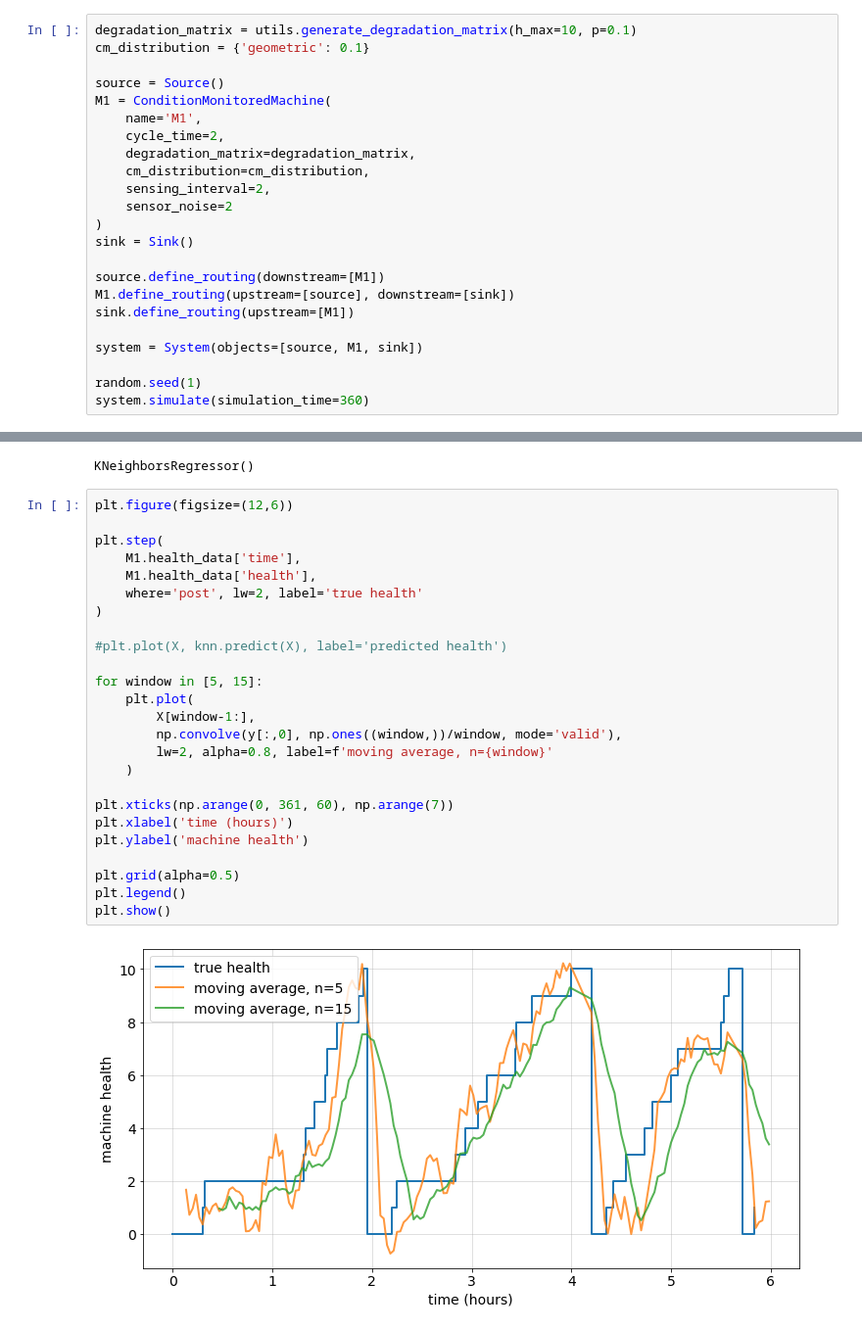
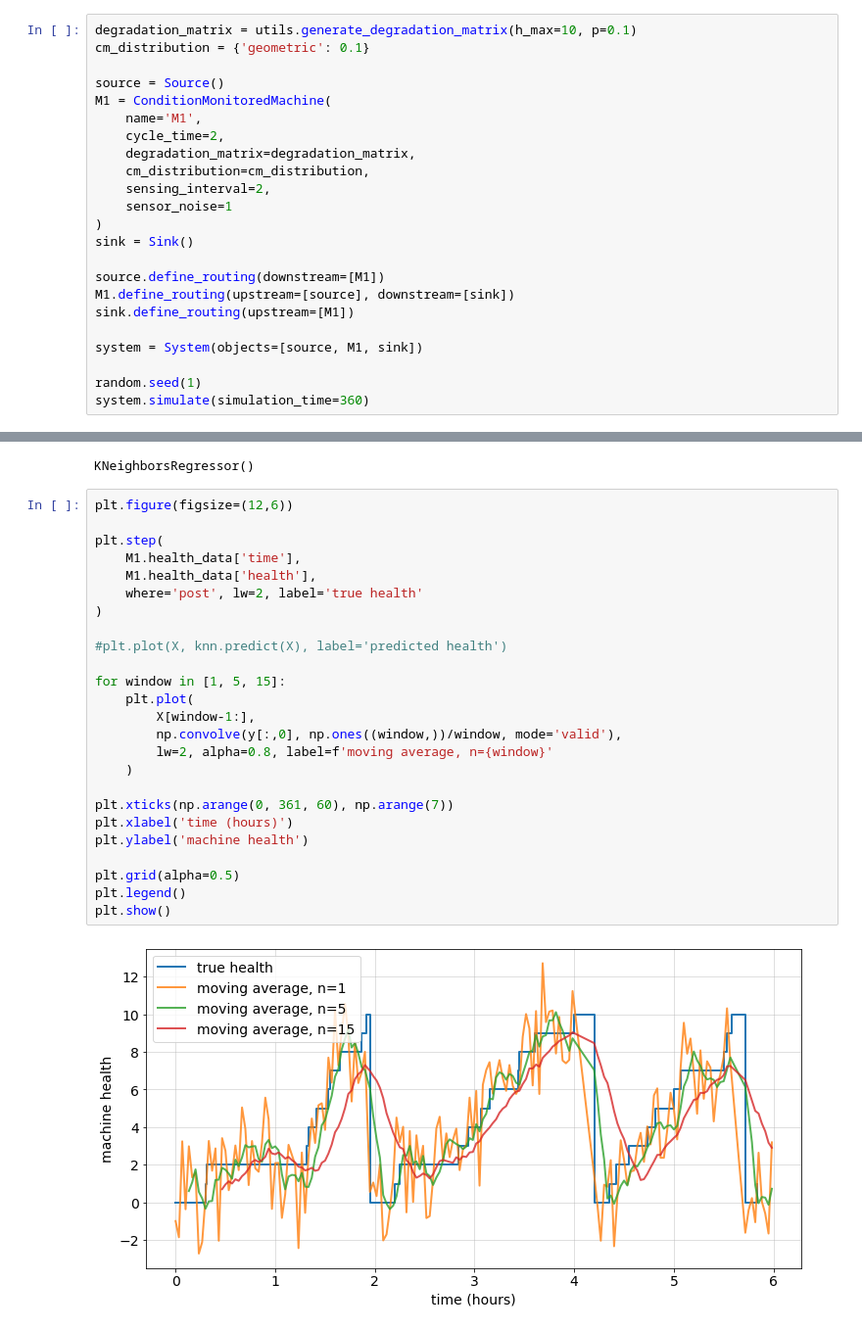
Before and after one commit to m-hoff/simantha, a Jupyter notebook: machine_behavior_extension.ipynb, the cells around one changed output, grey strips where cells are left out. Shown at 98% size. Cells and saved outputs as stored; diff of their text form.

```diff
--- a/machine_behavior_extension.ipynb
+++ b/machine_behavior_extension.ipynb
@@ -70,7 +70,7 @@ M1 = ConditionMonitoredMachine(
     degradation_matrix=degradation_matrix,
     cm_distribution=cm_distribution,
     sensing_interval=2,
-    sensor_noise=2
+    sensor_noise=1
 )
 sink = Sink()
 
@@ -108,27 +108,27 @@ KNeighborsRegressor()
 # %%
 plt.figure(figsize=(12,6))
 
 plt.step(
     M1.health_data['time'],
     M1.health_data['health'],
     where='post', lw=2, label='true health'
 )
 
 #plt.plot(X, knn.predict(X), label='predicted health')
 
-for window in [5, 15]:
+for window in [1, 5, 15]:
     plt.plot(
         X[window-1:],
         np.convolve(y[:,0], np.ones((window,))/window, mode='valid'),
         lw=2, alpha=0.8, label=f'moving average, n={window}'
     )
 
 plt.xticks(np.arange(0, 361, 60), np.arange(7))
 plt.xlabel('time (hours)')
 plt.ylabel('machine health')
 
 plt.grid(alpha=0.5)
 plt.legend()
 plt.show()
 # %% [output]
-[figure, old version]
+[figure, new version]
```
Also changed, not shown: parts of 2 cells of this notebook, 2 other files.
